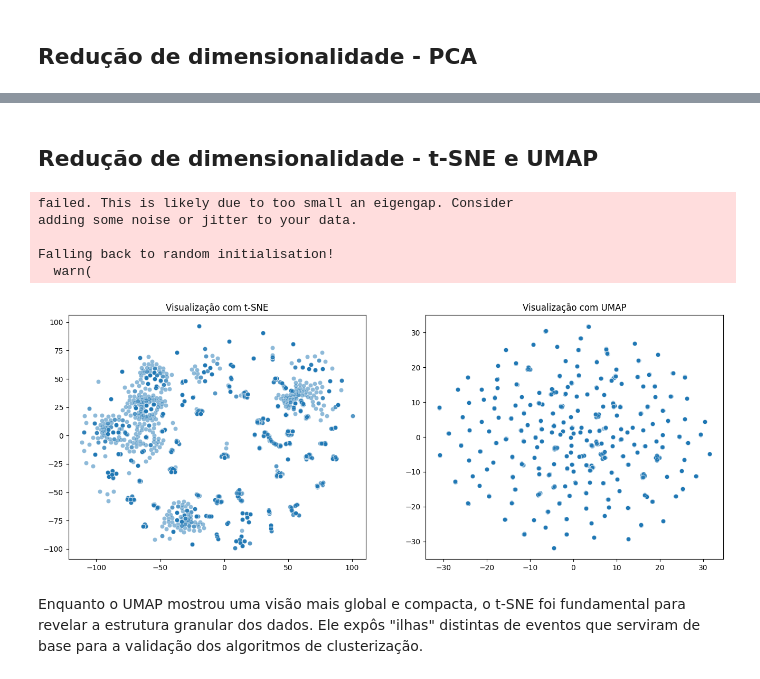
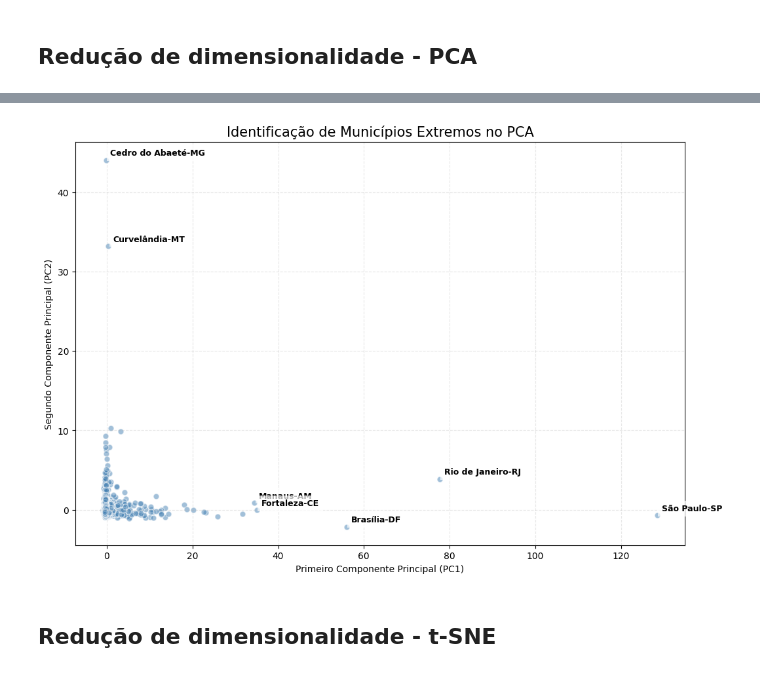
Before and after one commit to DouglaxN/project-unsupervised, a Jupyter notebook: Douglas/main.ipynb, the cells around one changed output, grey strips where cells are left out. Saved outputs shown, nothing was run; the diff lists cells and outputs as text; code cells hidden in the pictures.

```diff
--- a/Douglas/main.ipynb
+++ b/Douglas/main.ipynb
@@ -91,2 +172,36 @@ que a violência é um fenomeno multifacetado.
+# %%
+import numpy as np
+
+plt.figure(figsize=(12, 8))
+
+plt.scatter(df_pca[:, 0], df_pca[:, 1], alpha=0.5, edgecolors='w', s=40, color='steelblue')
+
+# Calculando a distância de cada ponto em relação à origem (0,0) do PCA
+distancias = np.sqrt(df_pca[:, 0]**2 + df_pca[:, 1]**2)
+
+# Pegandos os índices das 7 cidades mais distantes
+indices_extremos = np.argsort(distancias)[-7:]
+
+# Adicionando os rótulos apenas para essas cidades
+for idx in indices_extremos:
+    # features_city é o DataFrame original que contém os nomes
+    cidade = features_city.iloc[idx]['city']
+    estado = features_city.iloc[idx]['state']
+
+    plt.annotate(f"{cidade}-{estado}",
+                 (df_pca[idx, 0], df_pca[idx, 1]),
+                 textcoords="offset points",
+                 xytext=(5,5),
+                 fontsize=9,
+                 fontweight='bold',
+                 bbox=dict(facecolor='white', alpha=0.7, edgecolor='none'))
+
+plt.title('Identificação de Municípios Extremos no PCA', fontsize=15)
+plt.xlabel('Primeiro Componente Principal (PC1)')
+plt.ylabel('Segundo Componente Principal (PC2)')
+plt.grid(True, linestyle='--', alpha=0.3)
+plt.show()
+# %% [output]
+[figure, added]
 # %% [markdown]
-## Redução de dimensionalidade - t-SNE e UMAP
+## Redução de dimensionalidade - t-SNE
@@ -99,24 +207,0 @@ X_tsne = tsne.fit_transform(X_scaled)
-# %%
-reducer = umap.UMAP(n_neighbors=15, min_dist=0.1, random_state=42)
-X_umap = reducer.fit_transform(X_scaled)
-# %% [output]
-failed. This is likely due to too small an eigengap. Consider
-adding some noise or jitter to your data.
-
-Falling back to random initialisation!
-  warn(
-# %%
-# Visualização Lado a Lado
-fig, ax = plt.subplots(1, 2, figsize=(16, 6))
-
-sns.scatterplot(x=X_tsne[:,0], y=X_tsne[:,1], ax=ax[0], alpha=0.5)
-ax[0].set_title('Visualização com t-SNE')
-
-sns.scatterplot(x=X_umap[:,0], y=X_umap[:,1], ax=ax[1], alpha=0.5)
-ax[1].set_title('Visualização com UMAP')
-
-plt.show()
-# %% [output]
-[figure, removed]
-# %% [markdown]
-Enquanto o UMAP mostrou uma visão mais global e compacta, o t-SNE foi fundamental para revelar a estrutura granular dos dados. Ele expôs "ilhas" distintas de eventos que serviram de base para a validação dos algoritmos de clusterização.
```
Also changed, not shown: parts of 46 cells of this notebook, 2 other files.
